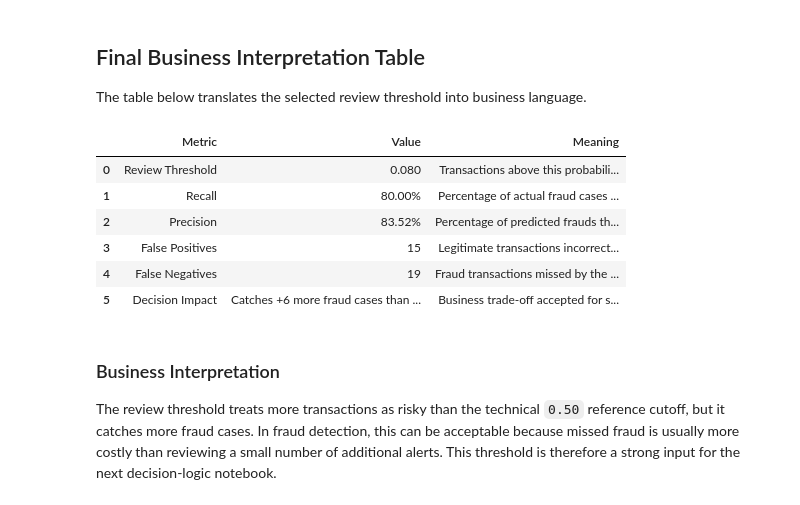
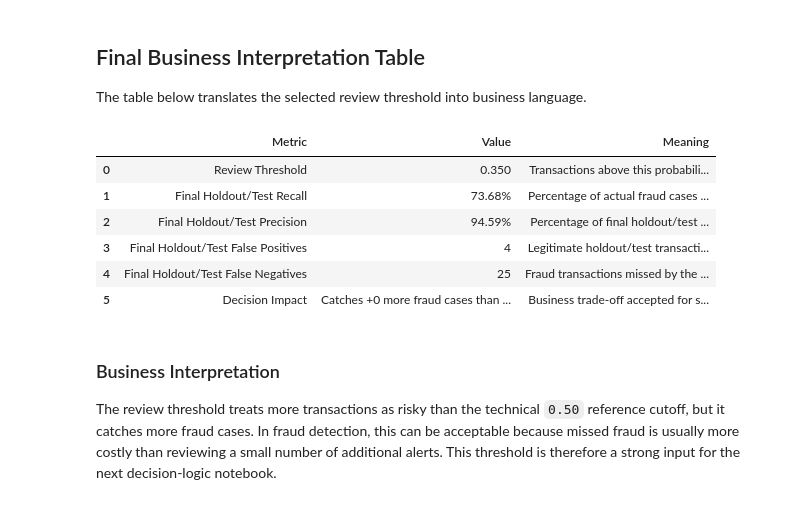
Before and after one commit to mmubashir95/Credit-Card-Fraud-Detection, a Jupyter notebook: notebooks/15_threshold_tuning.ipynb, the cells around one changed output. Cells and saved outputs as stored; diff of their text form; code cells hidden in the pictures.

```diff
--- a/notebooks/15_threshold_tuning.ipynb
+++ b/notebooks/15_threshold_tuning.ipynb
@@ -53,6 +55,7 @@ from src.config import PROJECT_ROOT
 
 NOTEBOOK_NAME = "15_threshold_tuning"
 MODEL_NAME = "Random Forest"
+MODEL_NAME_KEY = "random_forest"
 TARGET_COLUMN = "Class"
 
 TRAINING_NOTEBOOK_NAME = "13_model_training"
@@ -60,9 +63,21 @@ TRAINING_TABLES_DIR = PROJECT_ROOT / "reports" / "tables" / TRAINING_NOTEBOOK_NA
 TRAINING_ARTIFACTS_DIR = PROJECT_ROOT / "artifacts" / TRAINING_NOTEBOOK_NAME
 
 PREDICTIONS_FILE = TRAINING_TABLES_DIR / "baseline_test_predictions.csv"
+OOF_PREDICTIONS_FILE = TRAINING_TABLES_DIR / "cv_oof_predictions.csv"
 RANDOM_FOREST_ARTIFACT_FILE = TRAINING_ARTIFACTS_DIR / "baseline_random_forest.joblib"
 SPLIT_IDS_FILE = TRAINING_ARTIFACTS_DIR / "train_test_split_ids.json"
 SELECTED_DATA_FILE = PROJECT_ROOT / "data" / "processed" / "creditcard_selected_features.csv"
+
+CANDIDATE_THRESHOLD_SELECTION_FILES = [
+    OOF_PREDICTIONS_FILE,
+    TRAINING_TABLES_DIR / "validation_predictions.csv",
+    TRAINING_TABLES_DIR / "random_forest_validation_predictions.csv",
+    PROJECT_ROOT / "reports" / "tables" / "oof_predictions.csv",
+    PROJECT_ROOT / "reports" / "tables" / "validation_predictions.csv",
+    PROJECT_ROOT / "reports" / "tables" / "train_oof_predictions.csv",
+    PROJECT_ROOT / "reports" / "tables" / "model_validation_predictions.csv",
+    PROJECT_ROOT / "reports" / "tables" / "random_forest_validation_predictions.csv",
+]
 
 ARTIFACTS_DIR = PROJECT_ROOT / "artifacts"
 REPORTS_TABLES_DIR = PROJECT_ROOT / "reports" / "tables"
@@ -77,7 +92,8 @@ pd.set_option("display.float_format", lambda value: f"{value:.6f}")
 sns.set_theme(style="whitegrid")
 
 print(f"Project root: {PROJECT_ROOT}")
-print(f"Prediction file: {PREDICTIONS_FILE}")
+print(f"OOF prediction file: {OOF_PREDICTIONS_FILE}")
+print(f"Holdout prediction file: {PREDICTIONS_FILE}")
 print(f"Selected threshold artifact: {SELECTED_THRESHOLD_FILE}")
 # %% [output]
 Project root: /Users/mohammadmubashir/VCode/Credit-Card-Fraud-Detection
@@ -512,57 +666,68 @@ selected_false_negatives = int(selected_row["false_negatives"])
 selected_frauds_caught = int(selected_row["frauds_caught"])
 selected_total_alerts = int(selected_row["total_predicted_frauds"])
 
+final_selected_precision = float(final_selected_row["precision"])
+final_selected_recall = float(final_selected_row["recall"])
+final_selected_f1_score = float(final_selected_row["f1_score"])
+final_selected_false_positives = int(final_selected_row["false_positives"])
+final_selected_false_negatives = int(final_selected_row["false_negatives"])
+final_selected_frauds_caught = int(final_selected_row["frauds_caught"])
+final_selected_total_alerts = int(final_selected_row["total_predicted_frauds"])
+
 reference_frauds_caught = int(reference_row["frauds_caught"])
 reference_false_positives = int(reference_row["false_positives"])
 reference_false_negatives = int(reference_row["false_negatives"])
+final_reference_frauds_caught = int(final_reference_row["frauds_caught"])
+final_reference_false_positives = int(final_reference_row["false_positives"])
+final_reference_false_negatives = int(final_reference_row["false_negatives"])
 
 business_interpretation = pd.DataFrame(
     [
         {
             "Metric": "Review Threshold",
             "Value": f"{review_threshold:.3f}",
             "Meaning": "Transactions above this probability enter the REVIEW or higher-risk decision flow.",
         },
         {
-            "Metric": "Recall",
-            "Value": f"{selected_recall:.2%}",
-            "Meaning": "Percentage of actual fraud cases caught.",
+            "Metric": "Final Holdout/Test Recall",
+            "Value": f"{final_selected_recall:.2%}",
+            "Meaning": "Percentage of actual fraud cases caught on the final holdout/test set.",
         },
         {
-            "Metric": "Precision",
-            "Value": f"{selected_precision:.2%}",
-            "Meaning": "Percentage of predicted frauds that are truly fraud.",
+            "Metric": "Final Holdout/Test Precision",
+            "Value": f"{final_selected_precision:.2%}",
+            "Meaning": "Percentage of final holdout/test alerts that are truly fraud.",
         },
         {
-            "Metric": "False Positives",
-            "Value": selected_false_positives,
-            "Meaning": "Legitimate transactions incorrectly flagged for the risky flow.",
+            "Metric": "Final Holdout/Test False Positives",
+            "Value": final_selected_false_positives,
+            "Meaning": "Legitimate holdout/test transactions incorrectly flagged for the risky flow.",
         },
         {
-            "Metric": "False Negatives",
-            "Value": selected_false_negatives,
-            "Meaning": "Fraud transactions missed by the model.",
+            "Metric": "Final Holdout/Test False Negatives",
+            "Value": final_selected_false_negatives,
+            "Meaning": "Fraud transactions missed by the model on holdout/test data.",
         },
         {
             "Metric": "Decision Impact",
             "Value": (
-                f"Catches {extra_frauds_caught:+d} more fraud cases than the 0.50 reference cutoff "
-                f"with {false_positives_increased:+d} additional false positives."
+                f"Catches {final_extra_frauds_caught:+d} more fraud cases than the 0.50 reference cutoff "
+                f"with {final_false_positives_increased:+d} additional false positives on holdout/test data."
             ),
             "Meaning": "Business trade-off accepted for stronger fraud recall.",
         },
     ]
 )
 
 display(business_interpretation)
 # %% [output]
 |  | Metric | Value | Meaning |
-| 0 | Review Threshold | 0.080 | Transactions above this probabili... |
-| 1 | Recall | 80.00% | Percentage of actual fraud cases ... |
-| 2 | Precision | 83.52% | Percentage of predicted frauds th... |
-| 3 | False Positives | 15 | Legitimate transactions incorrect... |
-| 4 | False Negatives | 19 | Fraud transactions missed by the ... |
-| 5 | Decision Impact | Catches +6 more fraud cases than ... | Business trade-off accepted for s... |
+| 0 | Review Threshold | 0.350 | Transactions above this probabili... |
+| 1 | Final Holdout/Test Recall | 73.68% | Percentage of actual fraud cases ... |
+| 2 | Final Holdout/Test Precision | 94.59% | Percentage of final holdout/test ... |
+| 3 | Final Holdout/Test False Positives | 4 | Legitimate holdout/test transacti... |
+| 4 | Final Holdout/Test False Negatives | 25 | Fraud transactions missed by the ... |
+| 5 | Decision Impact | Catches +0 more fraud cases than ... | Business trade-off accepted for s... |
 # %% [markdown]
 ### Business Interpretation
 
```
Also changed, not shown: parts of 26 cells of this notebook, 1 other file.
